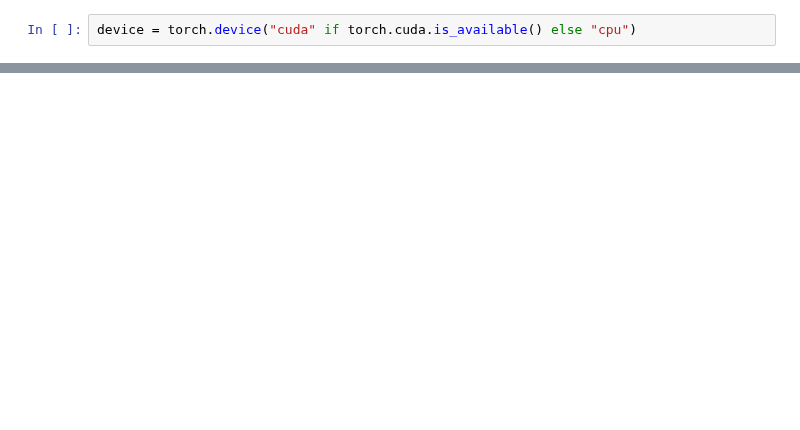
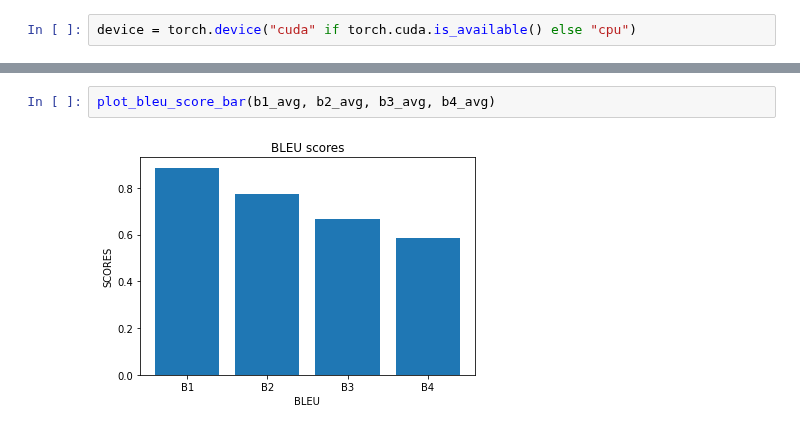
Before and after one commit to Khaliladib11/INM706-image-captioning, a Jupyter notebook: code/eval.ipynb, the cells around one changed output, grey strips where cells are left out. Cells and saved outputs as stored; diff of their text form; blank space fills up the shorter version.

```diff
--- a/code/eval.ipynb
+++ b/code/eval.ipynb
@@ -67,0 +157,4 @@ a man is flying a kite on a beach .
+# %%
+plot_bleu_score_bar(b1_avg, b2_avg, b3_avg, b4_avg)
+# %% [output]
+[figure, added]
```
Also changed, not shown: parts of 20 cells of this notebook, 3 other files.
